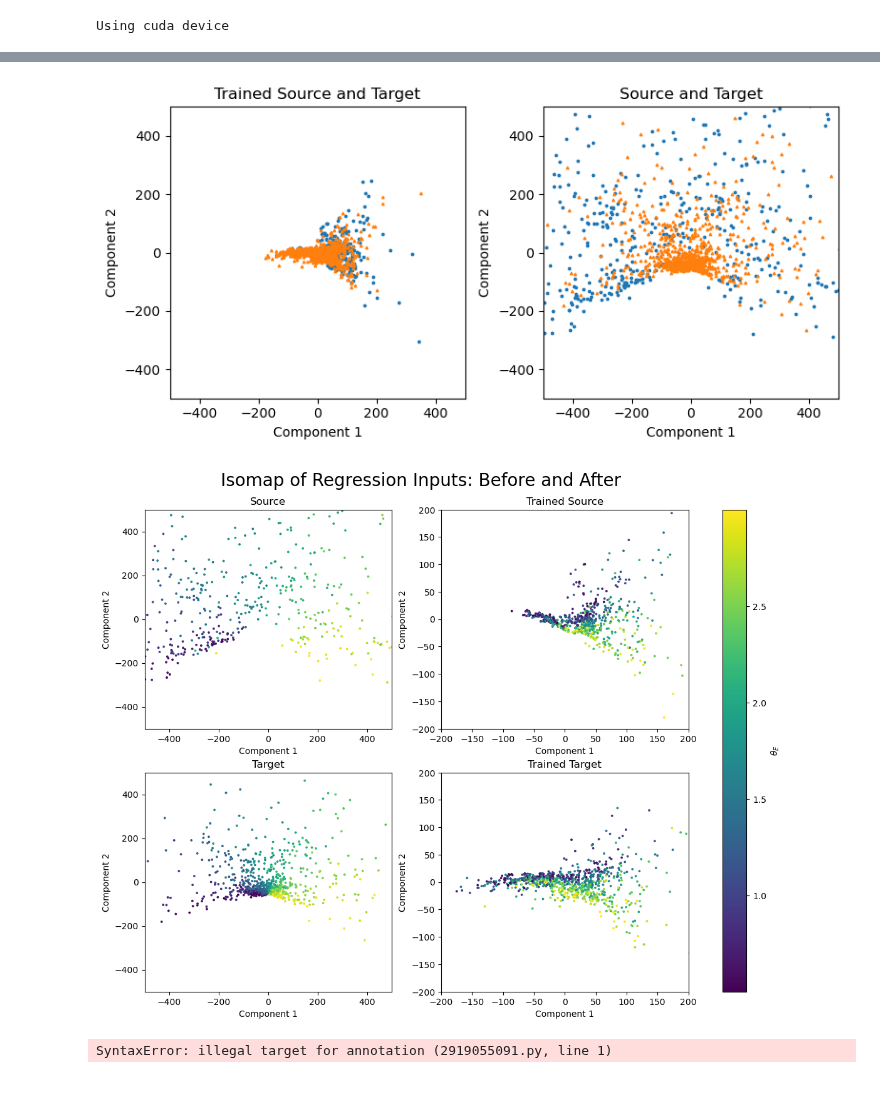
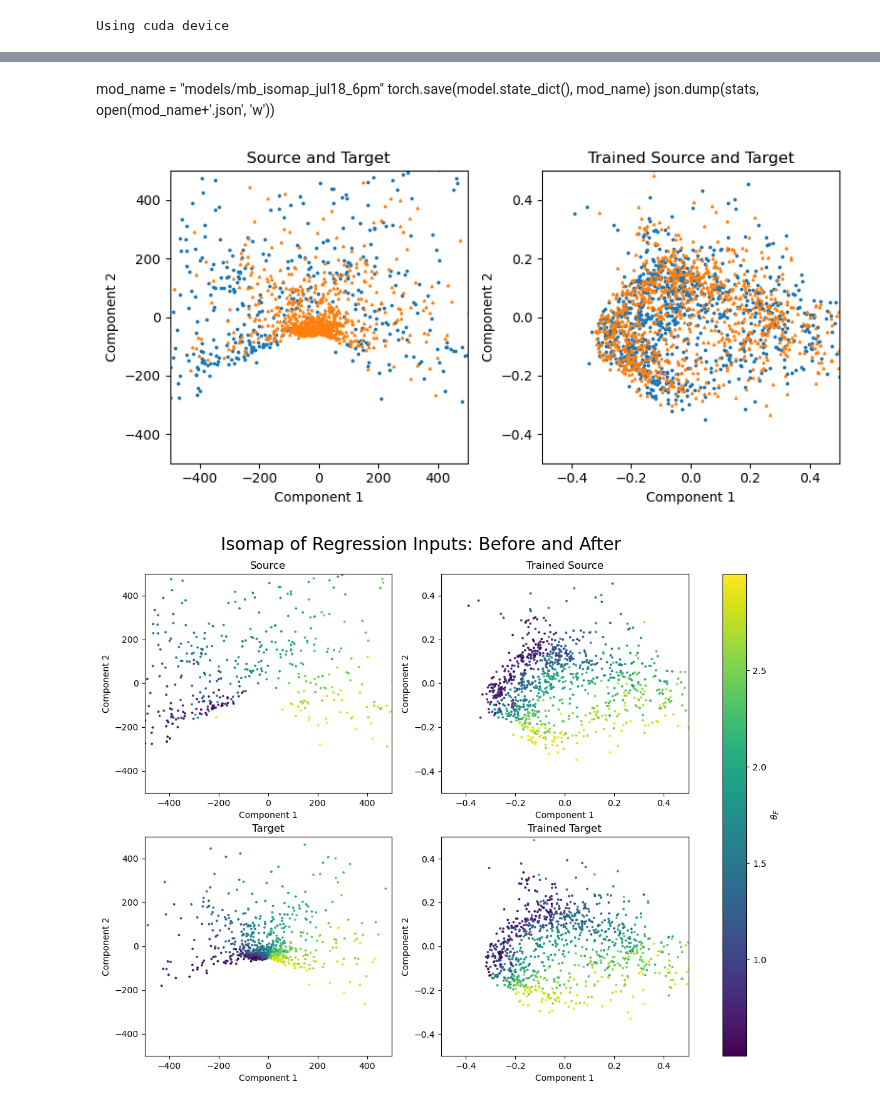
Before and after one commit to deepskies/DomainAdaptiveMVEforLensModeling, a Jupyter notebook: training/notebooks/MMD_paper/multiband/ShrihanPaperMMD_mb_isomap.ipynb, the cells around one changed output, grey strips where cells are left out. Drawn from its saved outputs; the diff is of its cells as text; code cells hidden in the pictures.

Commit message:
training and isomaps done

```diff
--- a/training/notebooks/MMD_paper/multiband/ShrihanPaperMMD_mb_isomap.ipynb
+++ b/training/notebooks/MMD_paper/multiband/ShrihanPaperMMD_mb_isomap.ipynb
@@ -474,2 +59,0 @@ torch.save(model.state_dict(), "models/mb_isomap_jul18_1pm")
-# %%
-model.load_state_dict(torch.load("models/mb_isomap_jul18_1pm"))
@@ -536,31 +88,39 @@ def generate_isomaps(source_data, target_data, n_neighbors = 5, n_components = 2
+# %% [markdown]
+mod_name = "models/mb_isomap_jul18_6pm"
+torch.save(model.state_dict(), mod_name)
+json.dump(stats, open(mod_name+'.json', 'w'))
+# %%
+mod_name = "models/mb_isomap_jul18_6pm"
+model.load_state_dict(torch.load("models/mb_isomap_jul18_6pm"))
+stats = json.load(open(mod_name+'.json', 'r'))
 # %%
-source_iso, target_iso, trained_source_iso, trained_target_iso = generate_isomaps(source_data, target_data)
+source_iso, target_iso, trained_source_iso, trained_target_iso = generate_isomaps(source_data, target_data, model)
 # %%
 fig, (ax1, ax2) = plt.subplots(1, 2, figsize=(8, 4))
 
-ax1.scatter(trained_source_iso[:, 0], trained_source_iso[:, 1], s=3, marker='o')
-ax1.scatter(trained_target_iso[:, 0], trained_target_iso[:, 1], s=3, marker='^')
+ax1.scatter(source_iso[:, 0], source_iso[:, 1], s=3, marker='o')
+ax1.scatter(target_iso[:, 0], target_iso[:, 1], s=3, marker='^')
 lval1 = 500
 ax1.set_xlim(-lval1, lval1)
 ax1.set_ylim(-lval1, lval1)
-ax1.set_title('Trained Source and Target')
+ax1.set_title('Source and Target')
 
-ax2.scatter(source_iso[:, 0], source_iso[:, 1], s=3, marker='o')
-ax2.scatter(target_iso[:, 0], target_iso[:, 1], s=3, marker='^')
-lval2 = 500
+ax2.scatter(trained_source_iso[:, 0], trained_source_iso[:, 1], s=3, marker='o')
+ax2.scatter(trained_target_iso[:, 0], trained_target_iso[:, 1], s=3, marker='^')
+lval2 = 0.5
 ax2.set_xlim(-lval2, lval2)
 ax2.set_ylim(-lval2, lval2)
-ax2.set_title('Source and Target')
+ax2.set_title('Trained Source and Target')
 
 ax1.set_xlabel('Component 1')
 ax1.set_ylabel('Component 2')
 ax2.set_xlabel('Component 1')
 ax2.set_ylabel('Component 2')
 
 plt.tight_layout()
 plt.show()
 # %% [output]
-[figure, old version]
+[figure, new version]
 # %%
 source_labels = pd.read_csv(source_meta)['PLANE_1-OBJECT_1-MASS_PROFILE_1-theta_E-g'].tolist()[:1000]
 target_labels = pd.read_csv(target_meta)['PLANE_1-OBJECT_1-MASS_PROFILE_1-theta_E-g'].tolist()[:1000]
@@ -569,7 +129,7 @@ fig, ax = plt.subplots(2, 2, figsize=(14, 10))
 
 ax1 = ax[0][1]
 scatter1 = ax1.scatter(trained_source_iso[:, 0], trained_source_iso[:, 1], s=3, marker='o', c = source_labels)
-lval1 = 200
+lval1 = 0.5
 ax1.set_xlim(-lval1, lval1)
 ax1.set_ylim(-lval1, lval1)
 ax1.set_title('Trained Source')
@@ -583,7 +143,7 @@ ax2.set_title('Source')
 
 ax1 = ax[1][1]
 ax1.scatter(trained_target_iso[:, 0], trained_target_iso[:, 1], s=3, marker='o', c = target_labels)
-lval1 = 200
+lval1 = 0.5
 ax1.set_xlim(-lval1, lval1)
 ax1.set_ylim(-lval1, lval1)
 ax1.set_title('Trained Target')
@@ -605,4 +165,4 @@ cbar.set_label('$\\theta_E$')
 plt.suptitle("Isomap of Regression Inputs: Before and After", x = 0.44, y = 0.94, fontsize = 20)
 plt.show()
 # %% [output]
-[figure, old version]
+[figure, new version]
@@ -615,12 +169,2 @@ def get_feature(self, x):
-# %%
-'train_DA_loss':[],
-             'train_regression_loss':[],
-             'train_r2_score':[],
-             'val_source_regression_loss':[],
-             'val_target_regression_loss':[],
-             'val_source_r2_score':[],
-             'val_target_r2_score':[]}
-# %% [output]
-SyntaxError: illegal target for annotation (2919055091.py, line 1)
 # %%
 # Classifier
```
Also changed, not shown: parts of 22 cells of this notebook, 3 other files.
